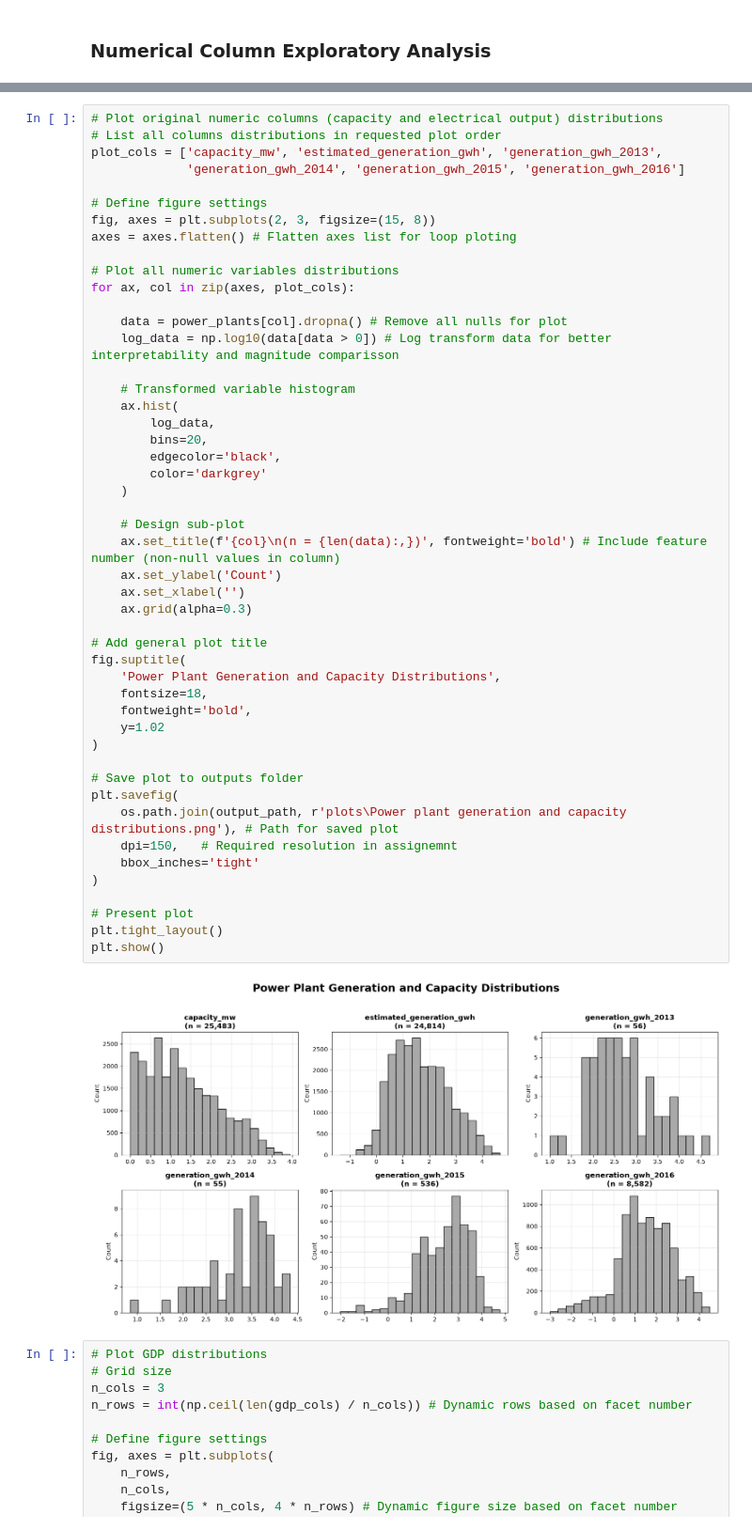
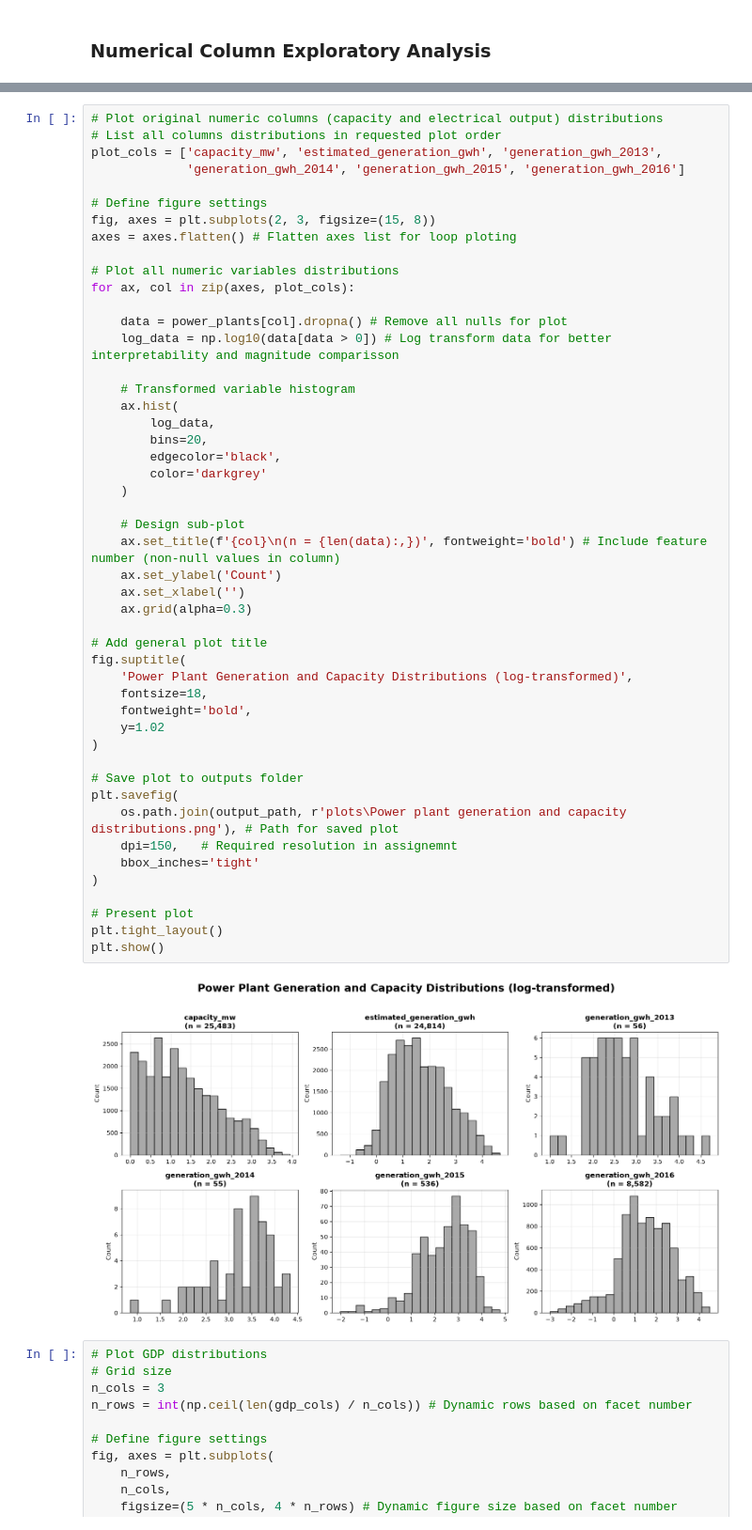
Before and after one commit to EliyaL/Intro-to-Geospatial-Data-Science-Final-Assignment, a Jupyter notebook: FinalExam_318163748.ipynb, the cells around one changed output, grey strips where cells are left out. Shown at 94% size. Saved outputs shown, nothing was run; the diff lists cells and outputs as text.

Commit message:
updated generation distribution plot

```diff
--- a/FinalExam_318163748.ipynb
+++ b/FinalExam_318163748.ipynb
@@ -229,35 +229,35 @@ for ax, col in zip(axes, plot_cols):
         log_data,
         bins=20,
         edgecolor='black',
         color='darkgrey'
     )
 
     # Design sub-plot
     ax.set_title(f'{col}\n(n = {len(data):,})', fontweight='bold') # Include feature number (non-null values in column)
     ax.set_ylabel('Count')
     ax.set_xlabel('')
     ax.grid(alpha=0.3)
 
 # Add general plot title
 fig.suptitle(
-    'Power Plant Generation and Capacity Distributions',
+    'Power Plant Generation and Capacity Distributions (log-transformed)',
     fontsize=18,
     fontweight='bold',
     y=1.02
 )
 
 # Save plot to outputs folder
 plt.savefig(
     os.path.join(output_path, r'plots\Power plant generation and capacity distributions.png'), # Path for saved plot
     dpi=150,   # Required resolution in assignemnt
     bbox_inches='tight'
 )
 
 # Present plot
 plt.tight_layout()
 plt.show()
 # %% [output]
-[figure, old version]
+[figure, new version]
 # %%
 # Plot GDP distributions
 # Grid size
```
Also changed, not shown: 1 other file.
